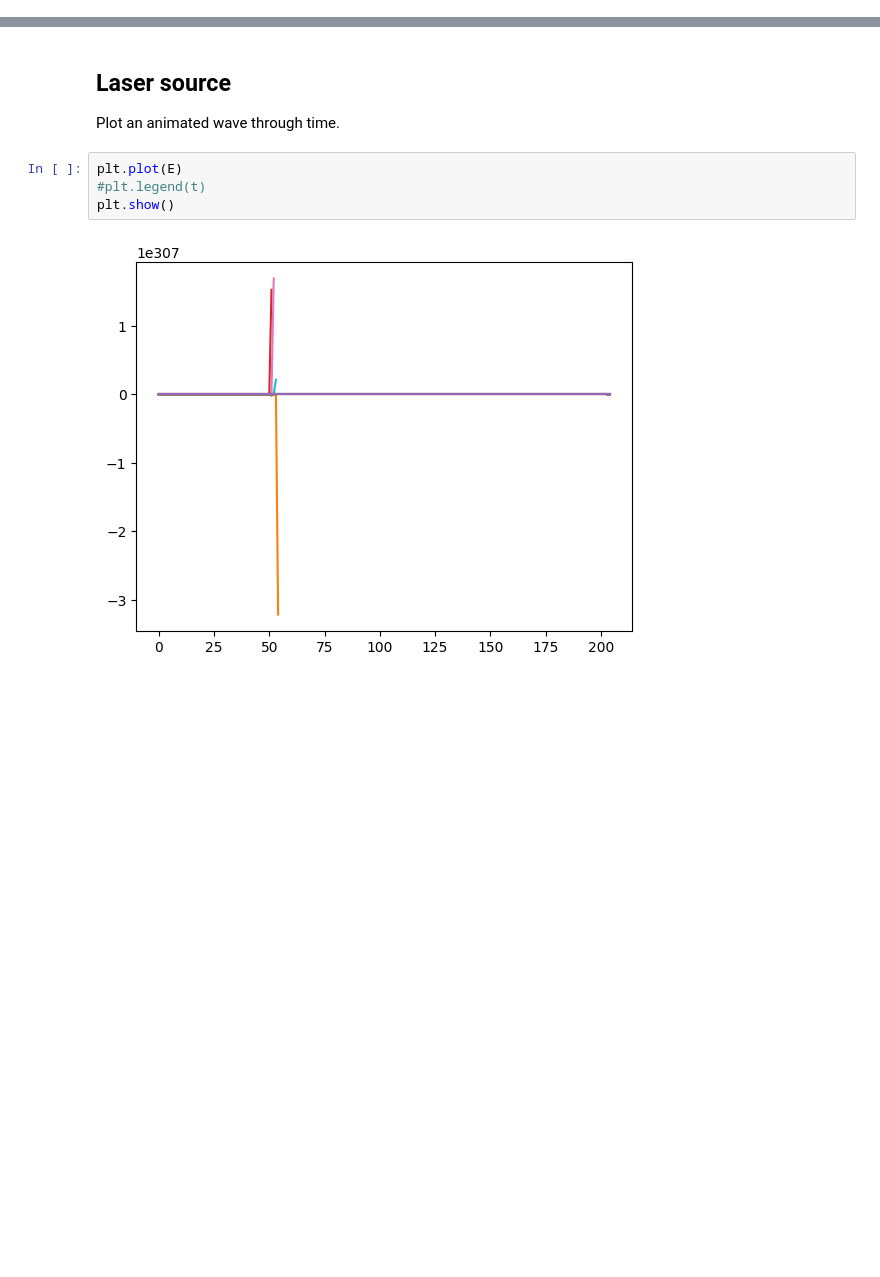
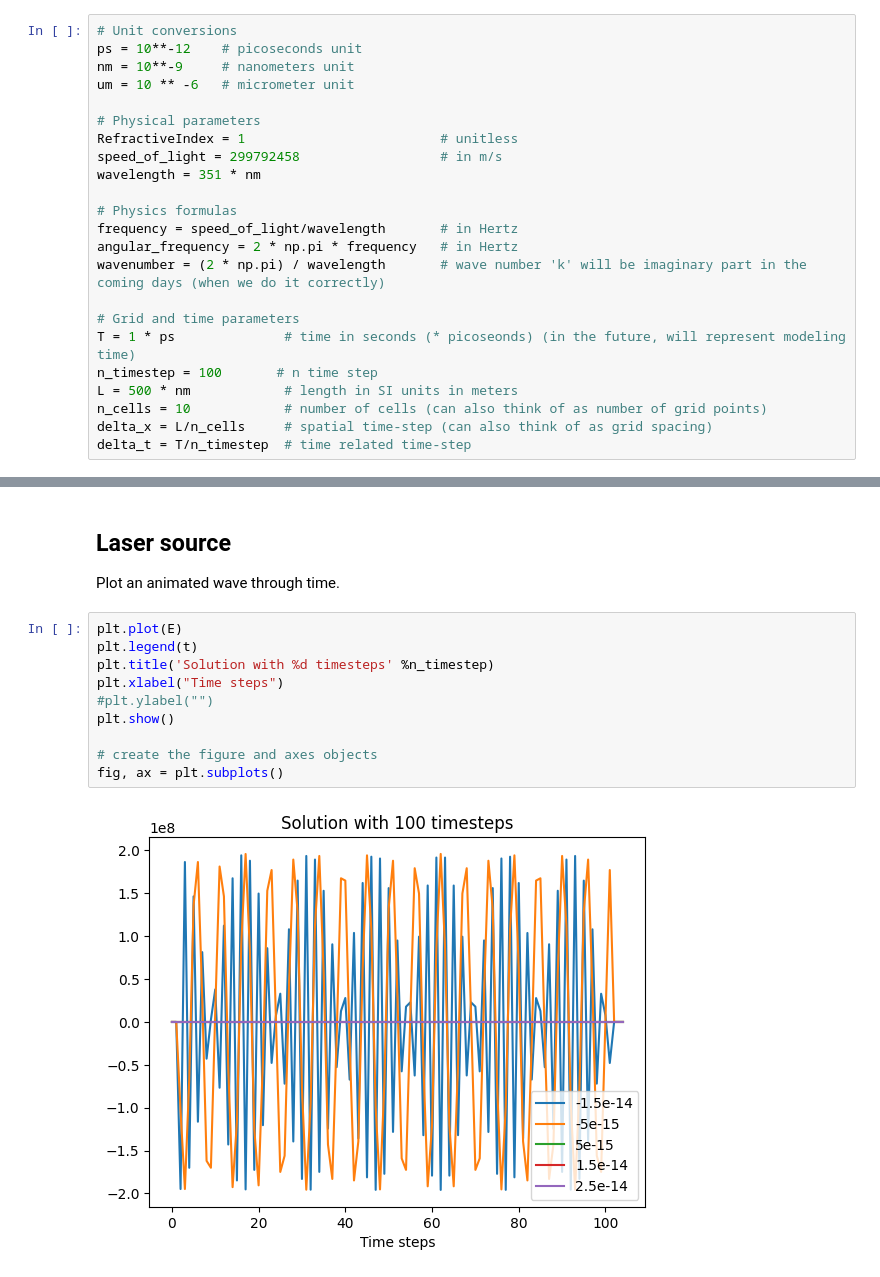
Before and after one commit to nickdavila/1D-Electromagnetic-Wave-Solver, a Jupyter notebook: Code/finite_difference_schemes.ipynb, the cells around one changed output, grey strips where cells are left out. Saved outputs shown, nothing was run; the diff lists cells and outputs as text; blank space fills up the shorter version.

```diff
--- a/Code/finite_difference_schemes.ipynb
+++ b/Code/finite_difference_schemes.ipynb
@@ -69,3 +44,26 @@ delta_t = T/n_timestep  # time related time-step
+# %%
+# Unit conversions
+ps = 10**-12    # picoseconds unit
+nm = 10**-9     # nanometers unit
+um = 10 ** -6   # micrometer unit
+
+# Physical parameters
+RefractiveIndex = 1                         # unitless
+speed_of_light = 299792458                  # in m/s
+wavelength = 351 * nm
+
+# Physics formulas
+frequency = speed_of_light/wavelength       # in Hertz
+angular_frequency = 2 * np.pi * frequency   # in Hertz
+wavenumber = (2 * np.pi) / wavelength       # wave number 'k' will be imaginary part in the coming days (when we do it correctly)
+
+# Grid and time parameters
+T = 1 * ps              # time in seconds (* picoseonds) (in the future, will represent modeling time)
+n_timestep = 100       # n time step
+L = 500 * nm            # length in SI units in meters
+n_cells = 10            # number of cells (can also think of as number of grid points)
+delta_x = L/n_cells     # spatial time-step (can also think of as grid spacing)
+delta_t = T/n_timestep  # time related time-step
 # %% [markdown]
 ### Initializing laser intensity and electric field
 # %%
@@ -155,7 +156,13 @@ E = E[:, ~np.isnan(E).any(axis=0)]
 Plot an animated wave through time.
 # %%
 plt.plot(E)
-#plt.legend(t)
+plt.legend(t)
+plt.title('Solution with %d timesteps' %n_timestep)
+plt.xlabel("Time steps")
+#plt.ylabel("")
 plt.show()
+
+# create the figure and axes objects
+fig, ax = plt.subplots()
 # %% [output]
-[figure, old version]
+[figure, new version]
```
Also changed, not shown: parts of 16 cells of this notebook.
